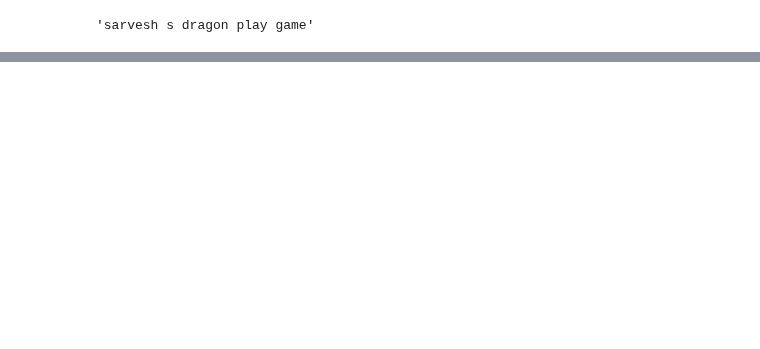
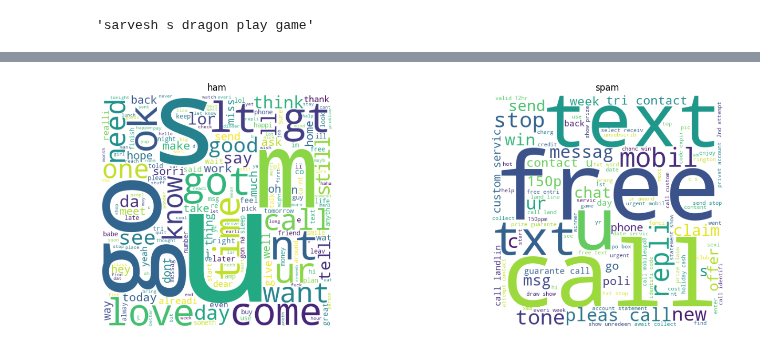
Before and after one commit to Sarvesh-Kesharwani/Spam_Classifier, a Jupyter notebook: 2. data_cleaning/1.ipynb, the cells around one changed output, grey strips where cells are left out. Saved outputs shown, nothing was run; the diff lists cells and outputs as text; code cells hidden in the pictures; blank space fills up the shorter version.

```diff
--- a/2. data_cleaning/1.ipynb
+++ b/2. data_cleaning/1.ipynb
@@ -278,0 +286,21 @@ ModuleNotFoundError: No module named 'wordcloud'
+# %%
+from wordcloud import WordCloud
+
+wc1 = WordCloud(height=500, width=500, min_font_size=10, background_color='white')
+wc2 = WordCloud(height=500, width=500, min_font_size=10, background_color='white')
+ham_wc = wc1.generate(data[data['ham_or_spam']==0]['clean_mail'].str.cat(sep=' '))
+spam_wc = wc2.generate(data[data['ham_or_spam']==1]['clean_mail'].str.cat(sep=' '))
+
+figure, axis = plt.subplots(1, 2, figsize=(15,5))
+plt.tight_layout()
+axis[0].imshow(ham_wc)
+axis[0].axis("off")
+axis[0].set_title("ham")
+
+
+axis[1].imshow(spam_wc)
+axis[1].axis("off")
+axis[1].set_title("spam")
+plt.show()
+# %% [output]
+[figure, added]
```
Also changed, not shown: parts of 13 cells of this notebook.
